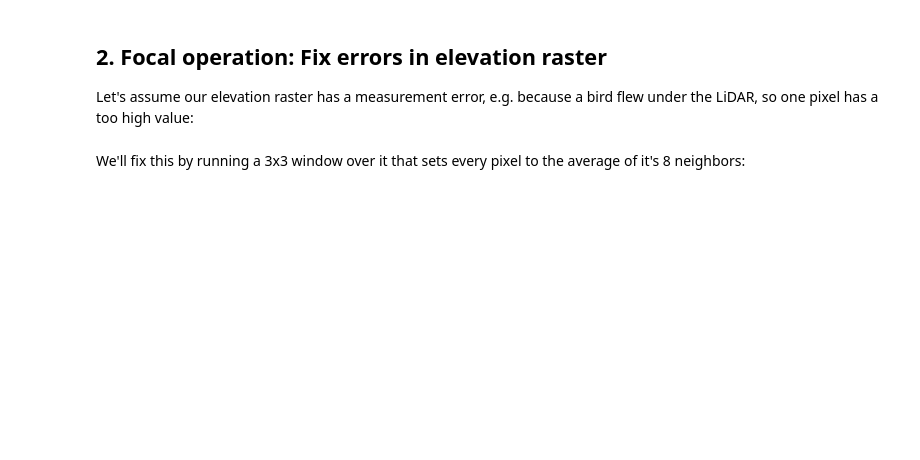
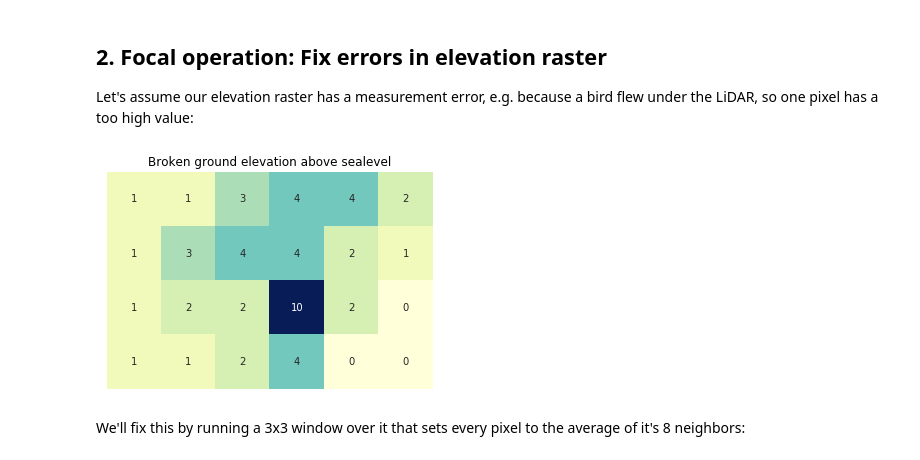
Before and after one commit to crstn/Map-Algebra-in-Python, a Jupyter notebook: Map Algebra in Python.ipynb, the cells around one changed output. Cells and saved outputs as stored; diff of their text form; code cells hidden in the pictures; blank space fills up the shorter version.

```diff
--- a/Map Algebra in Python.ipynb
+++ b/Map Algebra in Python.ipynb
@@ -38,8 +47,11 @@ Let's assume our elevation raster has a measurement error, e.g. because a bird f
 # %%
 broken_elevation = elevation
 broken_elevation[2,3] = 10
 
-sns.heatmap(broken_elevation, annot=True, cmap="YlGnBu").set_title('Broken ground elevation above sealevel')
+fig = sns.heatmap(broken_elevation, annot=True, square=True, xticklabels=False, yticklabels=False, cbar=False, cmap="YlGnBu").set_title('Broken ground elevation above sealevel')
+fig.figure.savefig("broken.pdf")
+# %% [output]
+[figure, added]
 # %% [markdown]
 We'll fix this by running a 3x3 window over it that sets every pixel to the average of it's 8 neighbors:
 # %%
```
Also changed, not shown: parts of 13 cells of this notebook, 2 other files.
